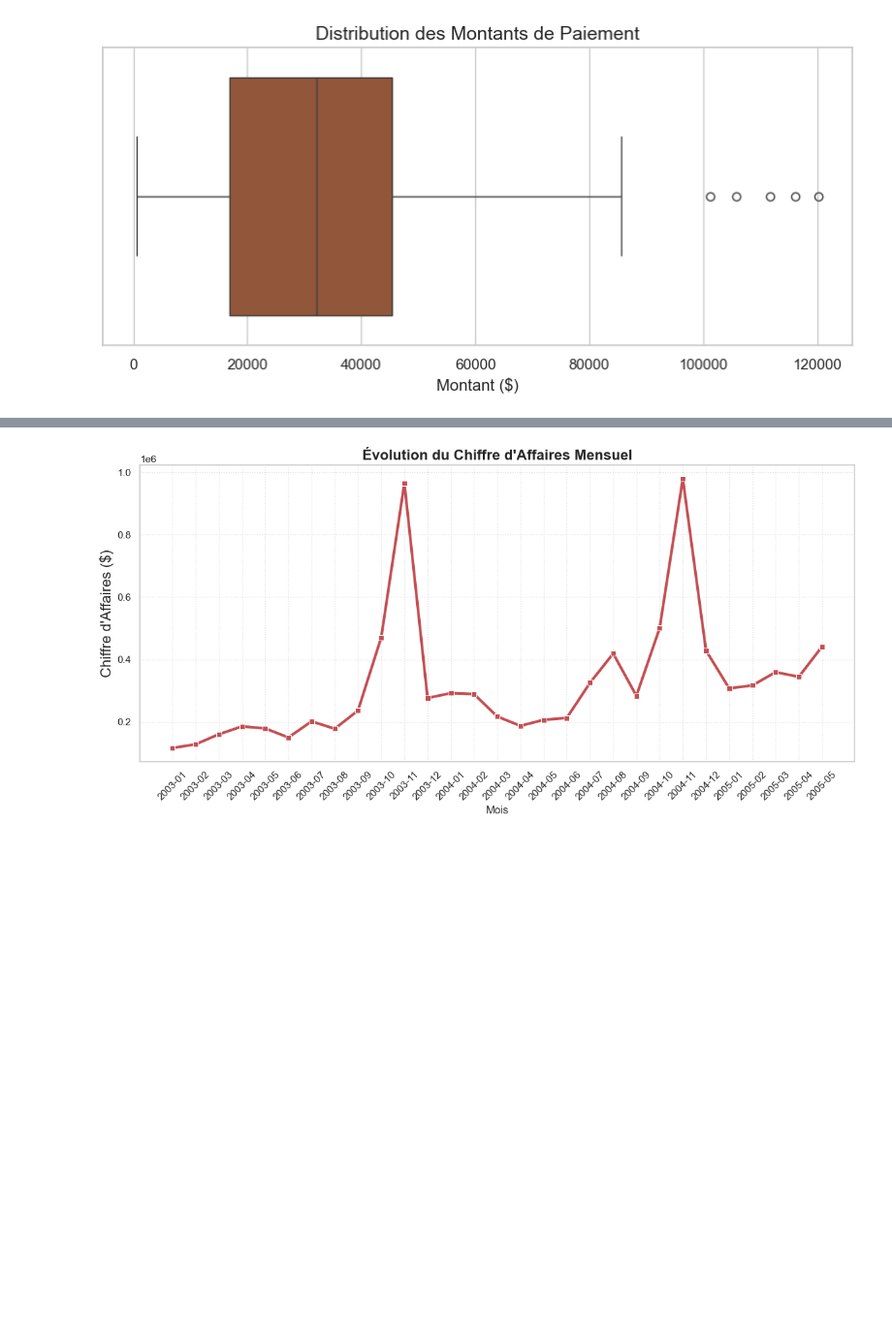
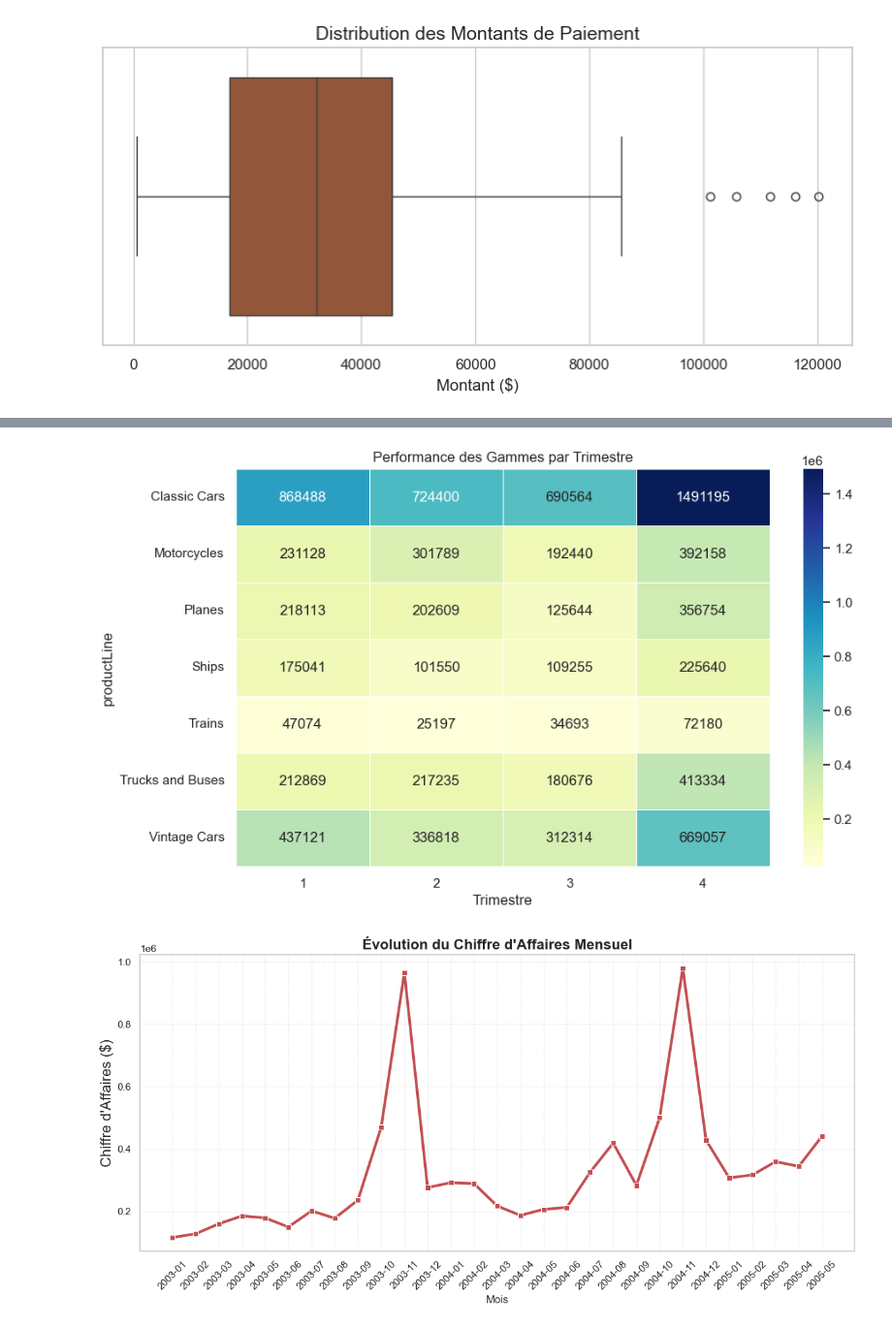
Before and after one commit to KarissyCISSE21/classicmodels-analysis, a Jupyter notebook: notebooks/ClassicModels_Analysis.ipynb, the cells around one changed output, grey strips where cells are left out. Shown at 97% size. Drawn from its saved outputs; the diff is of its cells as text; code cells hidden in the pictures; blank space fills up the shorter version.

```diff
--- a/notebooks/ClassicModels_Analysis.ipynb
+++ b/notebooks/ClassicModels_Analysis.ipynb
@@ -169,3 +250,37 @@ Requirement already satisfied: six>=1.5 in /Users/cissezeinab/Documents/classicm
+# %%
+# --- 5.3 TABLEAU PIVOT (HEATMAP) ---
+
+query_pivot = """
+SELECT
+    p.productLine,
+    QUARTER(o.orderDate) as Trimestre,
+    SUM(od.quantityOrdered * od.priceEach) as CA
+FROM orders o
+JOIN orderdetails od ON o.orderNumber = od.orderNumber
+JOIN products p ON od.productCode = p.productCode
+WHERE o.status != 'Cancelled'
+GROUP BY p.productLine, Trimestre;
+"""
+df_pivot_data = pd.read_sql(query_pivot, conn)
+
+# On utilise la puissance de Python pour créer le pivot
+pivot_table = df_pivot_data.pivot_table(
+    index='productLine',
+    columns='Trimestre',
+    values='CA',
+    aggfunc='sum'
+).fillna(0)
+
+# Affichage en Heatmap (Carte de chaleur)
+plt.figure(figsize=(10, 6))
+sns.heatmap(pivot_table, annot=True, fmt=".0f", cmap="YlGnBu", linewidths=.5)
+plt.title('Performance des Gammes par Trimestre')
+
+# Sauvegarde
+plt.savefig("../visualizations/05_pivot_heatmap.png", bbox_inches='tight')
+plt.show()
+# %% [output]
+[figure, added]
 # %%
 import matplotlib.pyplot as plt
 import seaborn as sns
```
Also changed, not shown: parts of 7 cells of this notebook, 2 other files.
